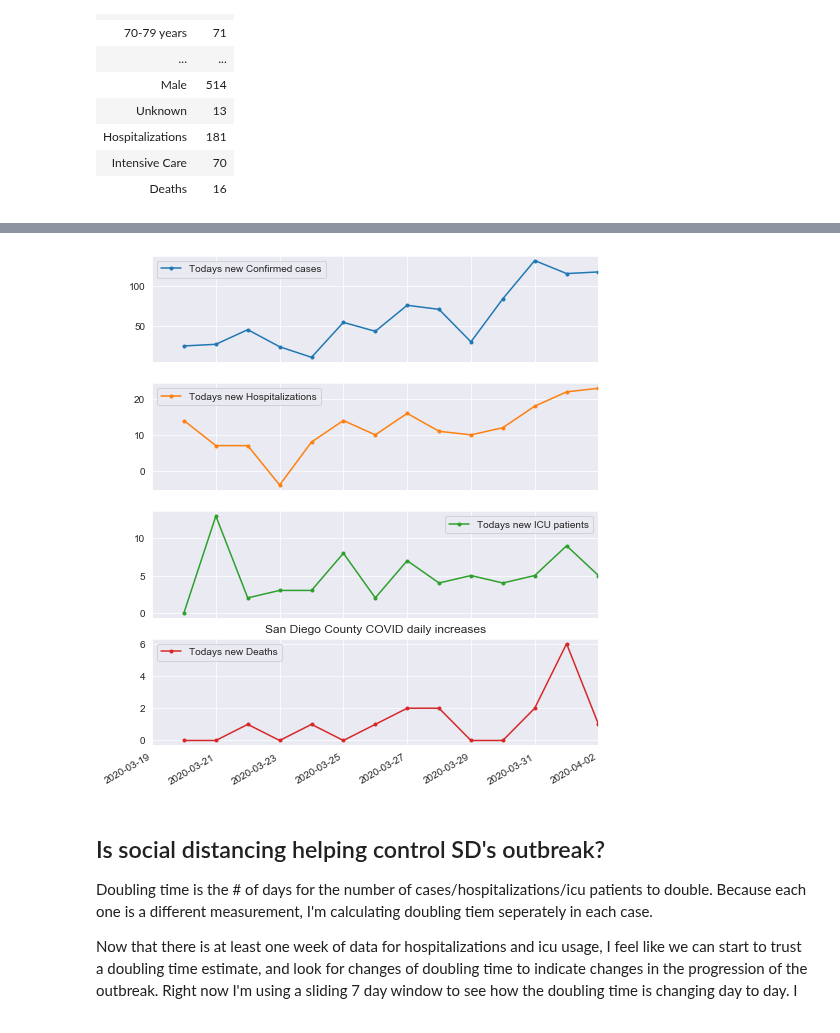
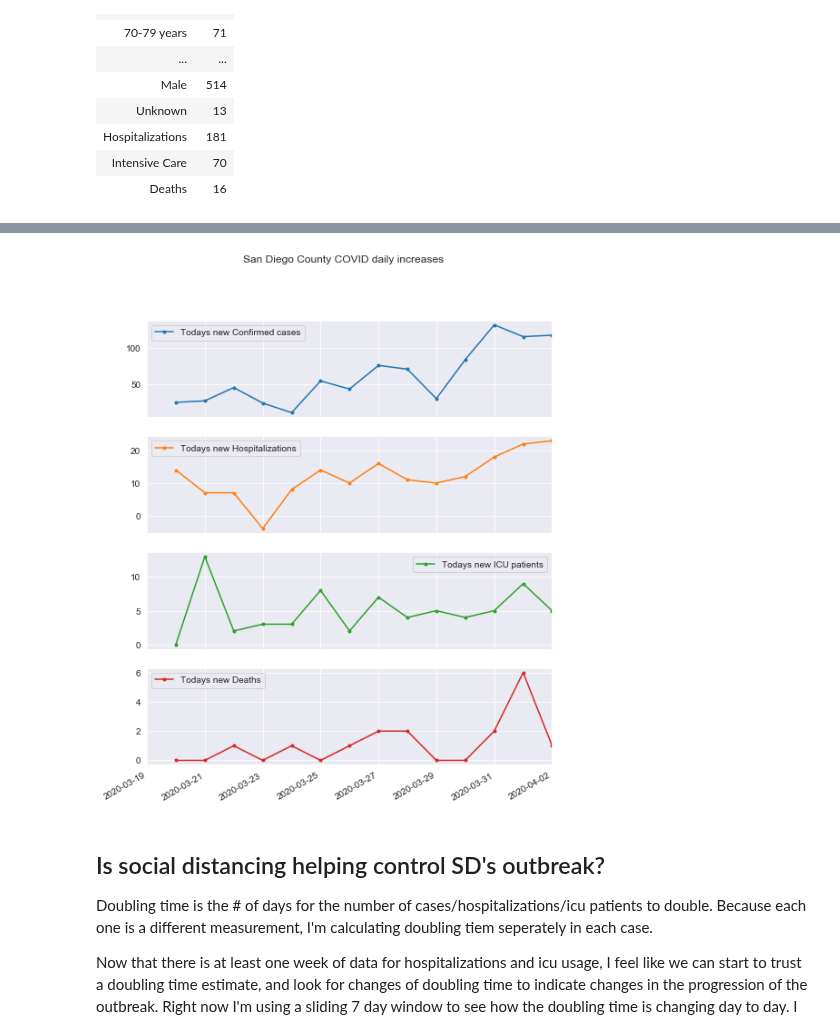
Before and after one commit to jasongfleischer/SanDiegoCountyCOVID19, a Jupyter notebook: San Diego Country Coronavirus History.ipynb, the cells around one changed output, grey strips where cells are left out. Saved outputs shown, nothing was run; the diff lists cells and outputs as text; code cells hidden in the pictures.

```diff
--- a/San Diego Country Coronavirus History.ipynb
+++ b/San Diego Country Coronavirus History.ipynb
@@ -142,11 +142,11 @@ plt.savefig('Plots/chistory.png',dpi=300);
 # %%
 # Obviously the first date (20th or 21st depending on metric) is ignorable because it contains all previous days
 # Also I'm pretty sure the -5 hospitalizations on 23rd indicates that some data reclassification happened that day, not that some people were cured and walked out of hospital.
 totals.diff().rename(lambda x: 'Todays new '+x, axis='columns').plot(subplots=True,sharex=True,figsize=(8,10),marker='.');
-plt.title('San Diego County COVID daily increases')
+plt.suptitle('San Diego County COVID daily increases')
 plt.savefig('Plots/cdeltas.png',dpi=300);
 # %% [output]
-[figure, old version]
+[figure, new version]
 # %%
 '''fig, ( (ax1,ax2), (ax3,ax4)) = plt.subplots(2, 2, sharex=True, figsize=(10,8))
 # I really hope I never have to add the argument logy=True to the plots
```
Also changed, not shown: parts of 1 cell of this notebook, 2 other files.
